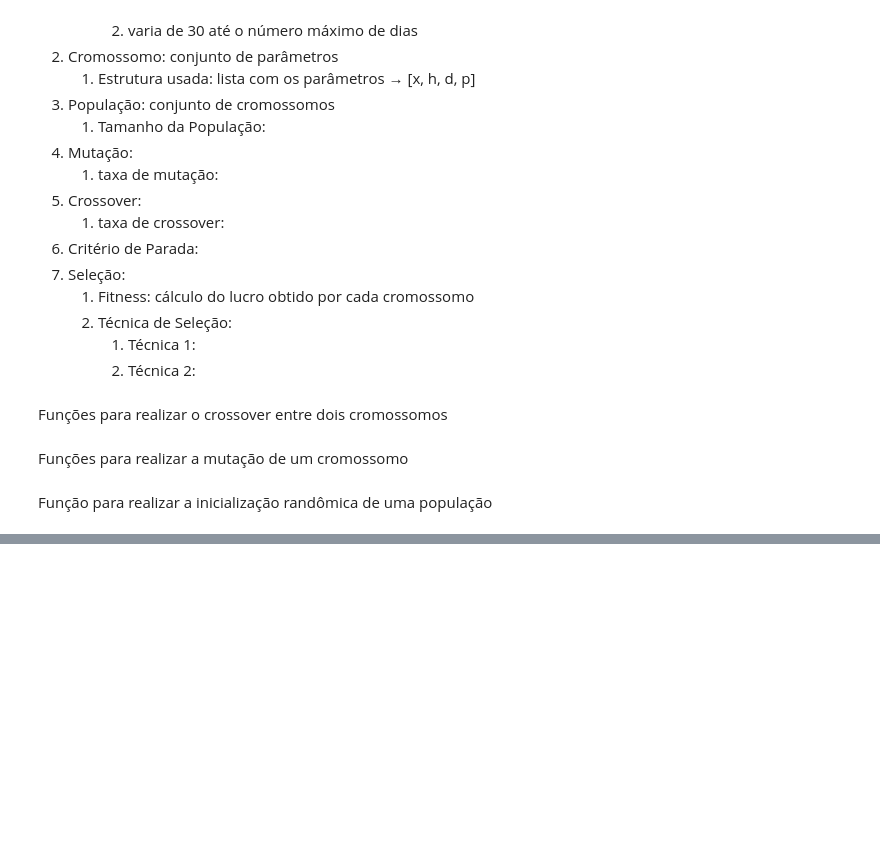
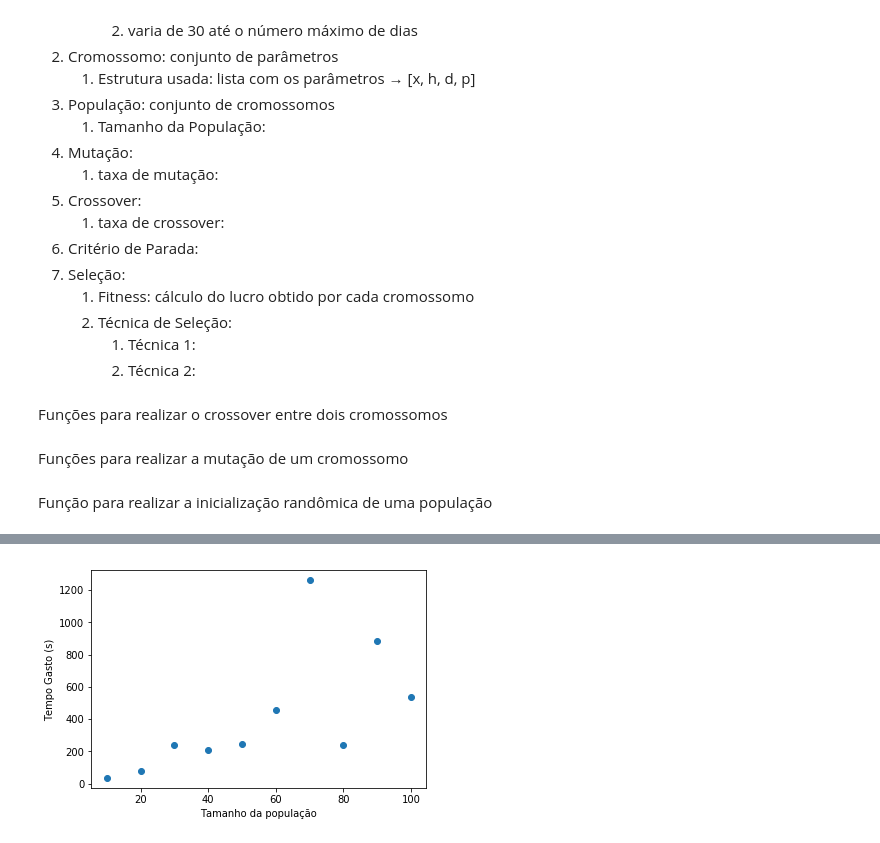
Before and after one commit to luizcartolano2/mc906, a Jupyter notebook: projeto2/genetic_algorithm.ipynb, the cells around one changed output, grey strips where cells are left out. Saved outputs shown, nothing was run; the diff lists cells and outputs as text; code cells hidden in the pictures; blank space fills up the shorter version.

```diff
--- a/projeto2/genetic_algorithm.ipynb
+++ b/projeto2/genetic_algorithm.ipynb
@@ -317,2 +300,0 @@ print ("Tempo para convergir: ", round(time.time() - begin_time, 2), "segundos")
-# %%
-fitness(np_array,best_chromossomes, budget)
@@ -318,0 +370,7 @@ fitness(np_array,best_chromossomes, budget)
+# %%
+population_len = 100
+budget = 10000
+delta_to_converge = 0.01
+min_iteration_converget = 3
+np_array = excels[5].values # Irá utilizar a primeira lista de valores da bolsa
+chromossomes = create_population(population_len)
@@ -318,0 +876,16 @@ fitness(np_array,best_chromossomes, budget)
+# %%
+budget = 10000
+delta_to_converge = 0.01
+min_iteration_converget = 3
+np_array = excels[5].values # Irá utilizar a primeira lista de valores da bolsa
+mutation_rate = 0.3
+crossover_rate = 0.3
+# %%
+tempo_gasto = []
+for i in range(10,110,10):
+    print("Testando populacao de tamanho: " + str(i))
+    chromossomes = create_population(i)
+    begin_time = time.time()
+    best_chromossomes_4 = evolutionary_strategy2(np_array, chromossomes, budget, crossover2, mutation, delta_to_converge, mutation_rate, crossover_rate, min_iteration_converget)
+    tempo_gasto.append(round(time.time() - begin_time, 2))
+    print("\t Tempo gasto: " + str(round(time.time() - begin_time, 2)))
@@ -318,0 +913,9 @@ fitness(np_array,best_chromossomes, budget)
+# %%
+x = [10,20,30,40,50,60,70,80,90,100]
+y = tempo_gasto
+plt.scatter(x,y)
+plt.xlabel("Tamanho da população")
+plt.ylabel("Tempo Gasto (s)")
+plt.show()
+# %% [output]
+[figure, added]
```
Also changed, not shown: parts of 144 cells of this notebook, 2 other files.
